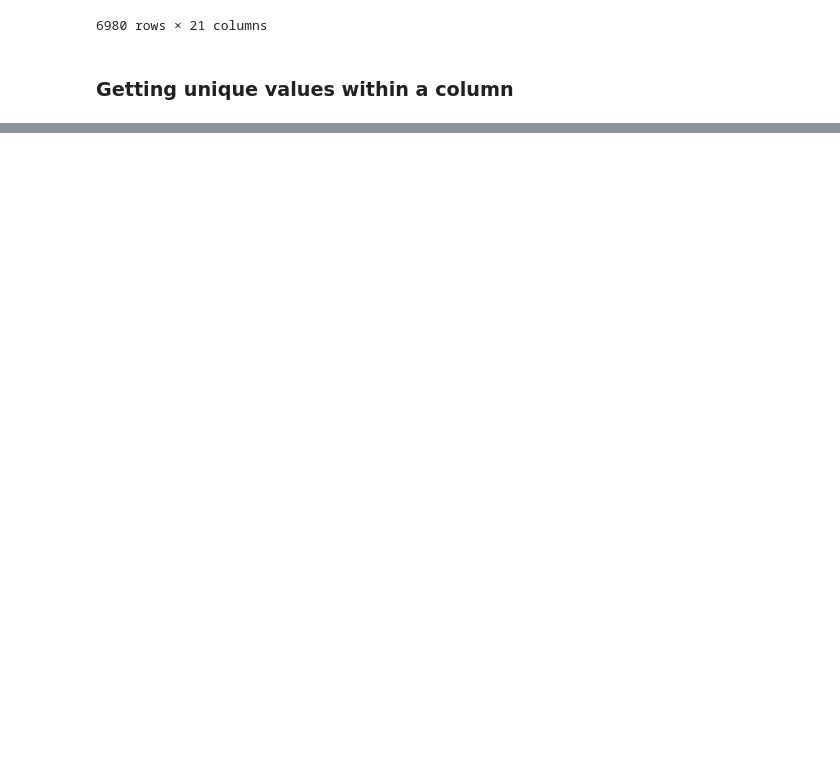
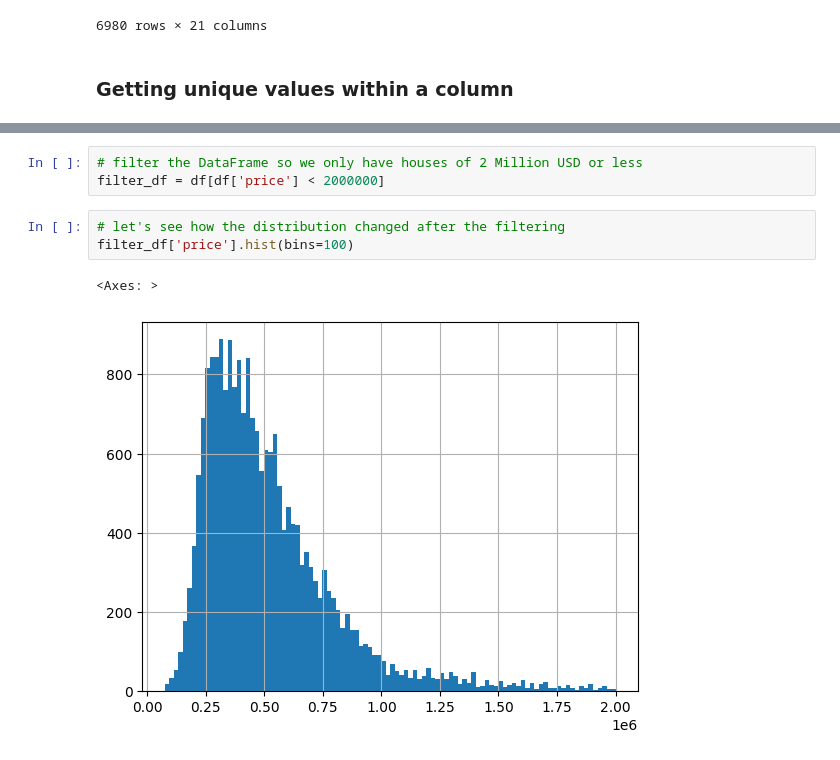
Before and after one commit to tuomasvaltanenLUAS/DataAnalytics2026, a Jupyter notebook: lecture4_pandas_tools/pandas_houses_examples1.ipynb, the cells around one changed output, grey strips where cells are left out. Drawn from its saved outputs; the diff is of its cells as text; blank space fills up the shorter version.

```diff
--- a/lecture4_pandas_tools/pandas_houses_examples1.ipynb
+++ b/lecture4_pandas_tools/pandas_houses_examples1.ipynb
@@ -364,0 +390,9 @@ df2
+# %%
+# filter the DataFrame so we only have houses of 2 Million USD or less
+filter_df = df[df['price'] < 2000000]
+# %%
+# let's see how the distribution changed after the filtering
+filter_df['price'].hist(bins=100)
+# %% [output]
+<Axes: >
+[figure, added]
```
Also changed, not shown: parts of 29 cells of this notebook, 2 other files.
